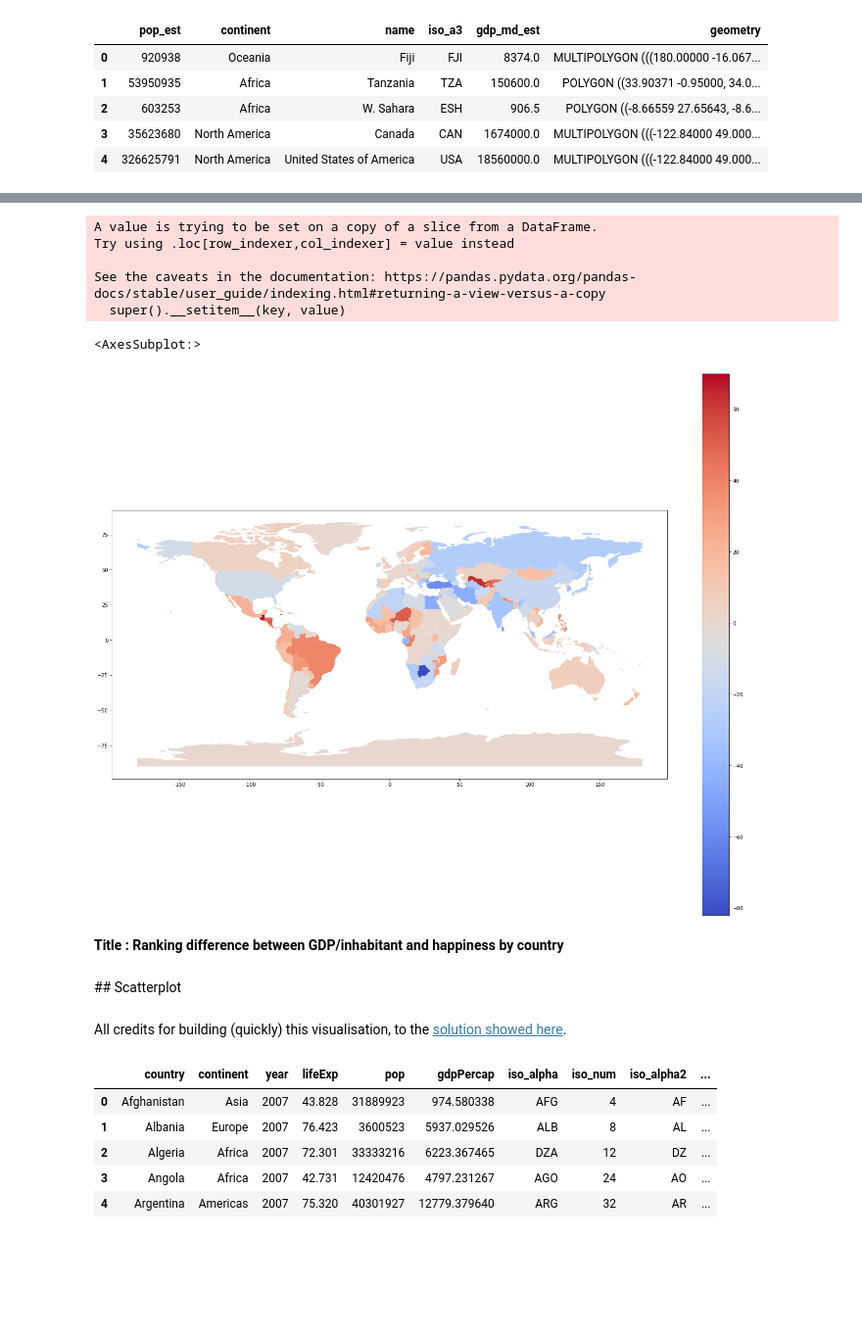
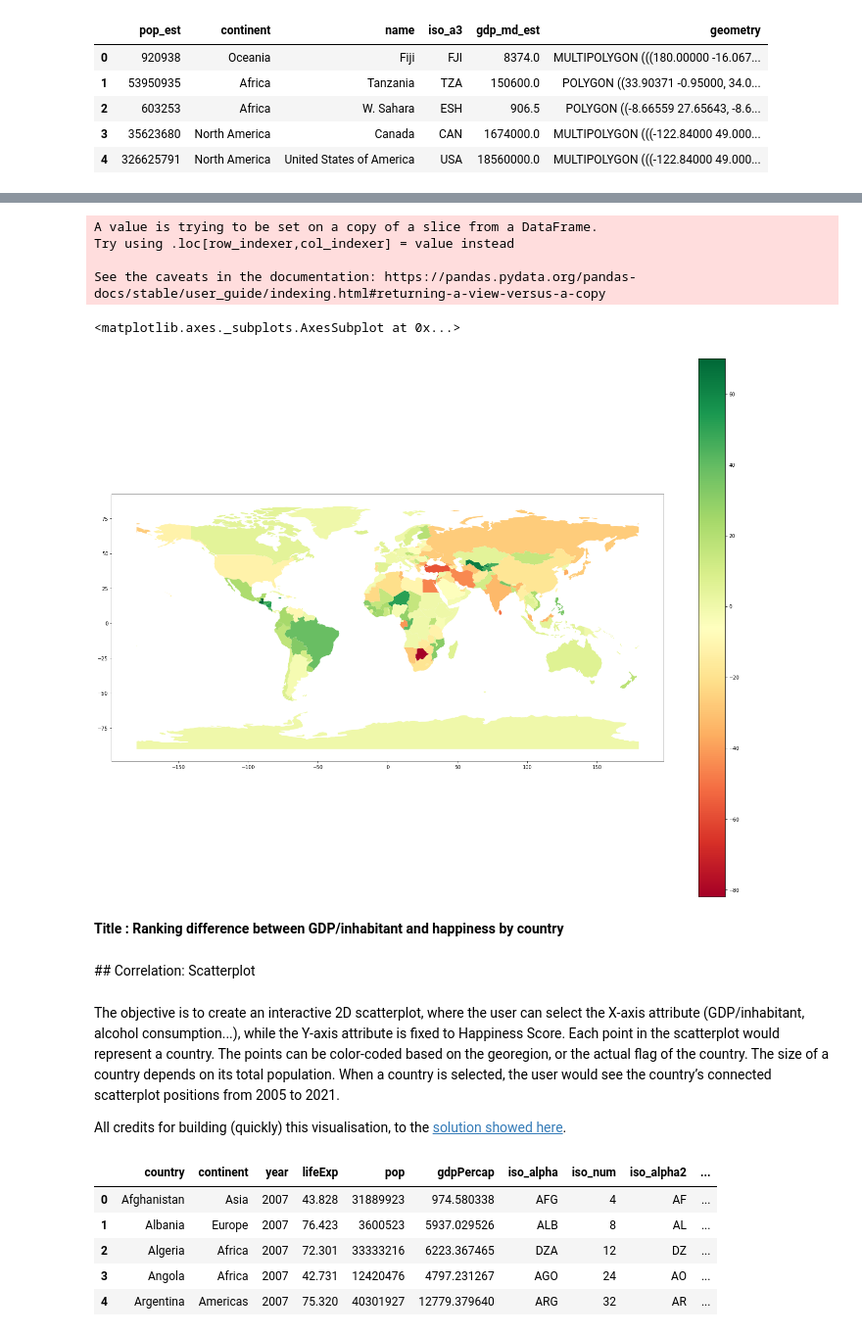
Before and after one commit to com-480-data-visualization/datavis-project-2022-notafootballteam, a Jupyter notebook: Milestones/milestone2.ipynb, the cells around one changed output, grey strips where cells are left out. Shown: that part at 98% size. Cells and saved outputs as stored; diff of their text form; code cells hidden in the pictures; blank space fills up the shorter version.

```diff
--- a/Milestones/milestone2.ipynb
+++ b/Milestones/milestone2.ipynb
@@ -216,21 +195,22 @@ countries.head()
 # %%
-plot_differences = countries[["name", "geometry", "Difference_x"]]
-plot_differences['Difference'] = plot_differences['Difference_x'].fillna(0)
+plot_differences = countries[["name", "geometry", "Difference"]]
+plot_differences['Difference'] = plot_differences['Difference'].fillna(0)
 plot_differences.plot(column='Difference', figsize=(25, 20),
-           legend=True, cmap='coolwarm')
+           legend=True, cmap='RdYlGn')
 # %% [output]
 A value is trying to be set on a copy of a slice from a DataFrame.
 Try using .loc[row_indexer,col_indexer] = value instead
 
 See the caveats in the documentation: https://pandas.pydata.org/pandas-docs/stable/user_guide/indexing.html#returning-a-view-versus-a-copy
-  super().__setitem__(key, value)
-<AxesSubplot:>
+<matplotlib.axes._subplots.AxesSubplot at 0x...>
-[figure, old version]
+[figure, new version]
 # %% [markdown]
 <b> Title : Ranking difference between GDP/inhabitant and happiness by country </b>
 # %% [markdown]
-## Scatterplot
+## Correlation: Scatterplot
 # %% [markdown]
+The objective is to create an interactive 2D scatterplot, where the user can select the X-axis attribute (GDP/inhabitant, alcohol consumption...), while the Y-axis attribute is fixed to Happiness Score. Each point in the scatterplot would represent a country. The points can be color-coded based on the georegion, or the actual flag of the country. The size of a country depends on its total population. When a country is selected, the user would see the country’s connected scatterplot positions from 2005 to 2021.
+
 All credits for building (quickly) this visualisation, to the [solution showed here](https://community.plotly.com/t/put-images-inside-bubbles/41364/5).
 # %%
 # only iso2 can be used with the country flag dictionary mentioned below
```
Also changed, not shown: parts of 28 cells of this notebook.
